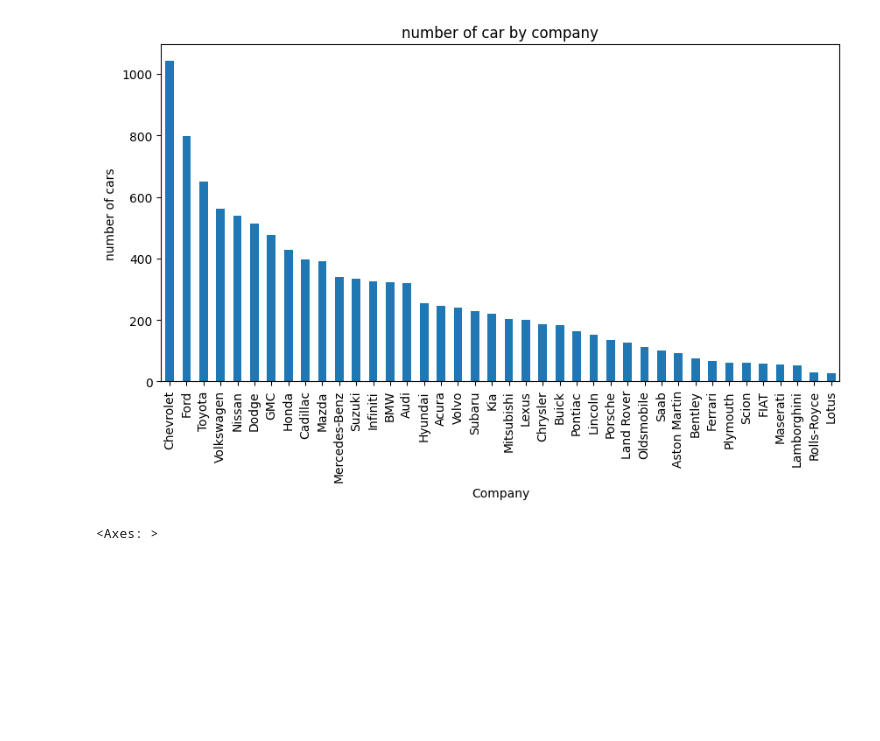
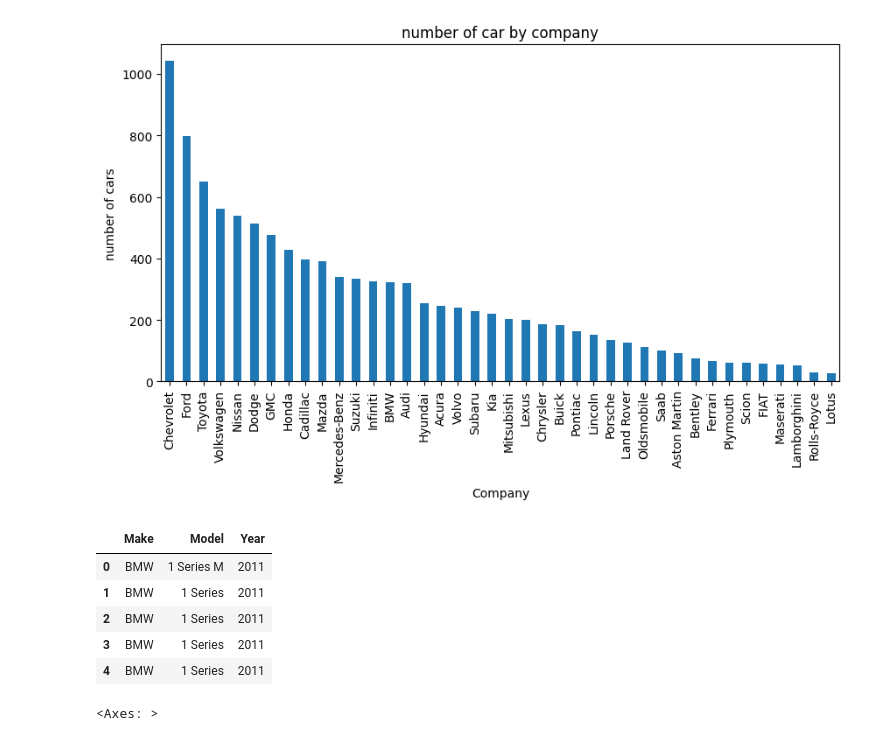
Before and after one commit to ESET0105/BASIC, a Jupyter notebook: AI/Pandas/Day6/EDA2.ipynb, the cells around one changed output. Drawn from its saved outputs; the diff is of its cells as text; code cells hidden in the pictures; blank space fills up the shorter version.

```diff
--- a/AI/Pandas/Day6/EDA2.ipynb
+++ b/AI/Pandas/Day6/EDA2.ipynb
@@ -128,6 +128,15 @@ Text(0.5, 0, 'Company')
 [figure]
 # %%
 ##df2 = df.drop(['Make','Model','Transmission Type','Vehicle Style','Vehicle Size'],axis=1)
+# %%
+display(df.iloc[0:5,0:3])
+# %% [output]
+|  | Make | Model | Year |
+| 0 | BMW | 1 Series M | 2011 |
+| 1 | BMW | 1 Series | 2011 |
+| 2 | BMW | 1 Series | 2011 |
+| 3 | BMW | 1 Series | 2011 |
+| 4 | BMW | 1 Series | 2011 |
 # %%
 plt.figure(figsize=(10,5))
 numeric_df = df.select_dtypes(include='number')
```
Also changed, not shown: parts of 2 cells of this notebook, 3 other files.
